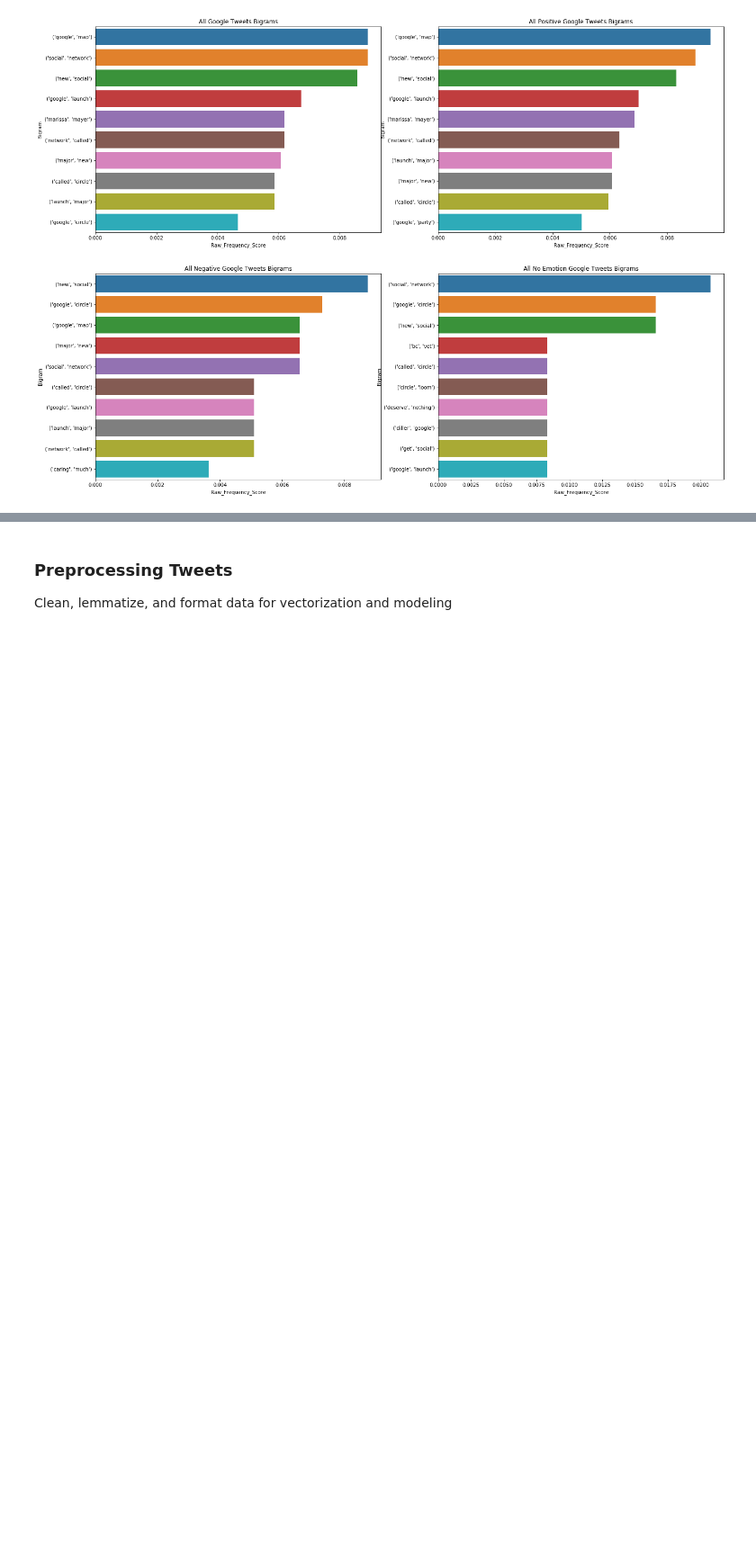
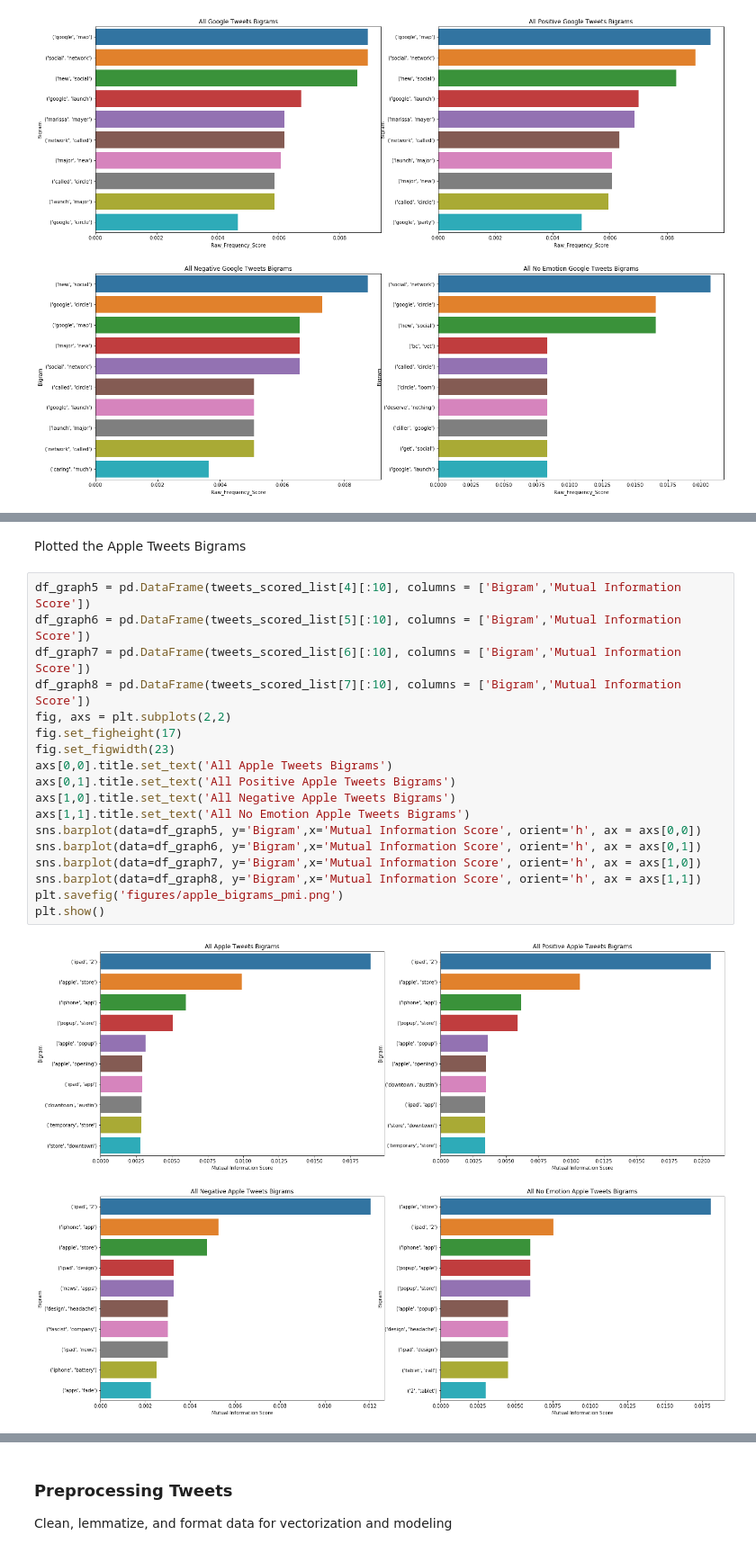
Before and after one commit to shsobieski/CustomerSentiment, a Jupyter notebook: NLP.ipynb, the cells around one changed output, grey strips where cells are left out. Shown at 90% size. Cells and saved outputs as stored; diff of their text form; blank space fills up the shorter version.

```diff
--- a/NLP.ipynb
+++ b/NLP.ipynb
@@ -476,0 +638,22 @@ plt.show()
+# %% [markdown]
+Plotted the Apple Tweets Bigrams
+# %%
+df_graph5 = pd.DataFrame(tweets_scored_list[4][:10], columns = ['Bigram','Mutual Information Score'])
+df_graph6 = pd.DataFrame(tweets_scored_list[5][:10], columns = ['Bigram','Mutual Information Score'])
+df_graph7 = pd.DataFrame(tweets_scored_list[6][:10], columns = ['Bigram','Mutual Information Score'])
+df_graph8 = pd.DataFrame(tweets_scored_list[7][:10], columns = ['Bigram','Mutual Information Score'])
+fig, axs = plt.subplots(2,2)
+fig.set_figheight(17)
+fig.set_figwidth(23)
+axs[0,0].title.set_text('All Apple Tweets Bigrams')
+axs[0,1].title.set_text('All Positive Apple Tweets Bigrams')
+axs[1,0].title.set_text('All Negative Apple Tweets Bigrams')
+axs[1,1].title.set_text('All No Emotion Apple Tweets Bigrams')
+sns.barplot(data=df_graph5, y='Bigram',x='Mutual Information Score', orient='h', ax = axs[0,0])
+sns.barplot(data=df_graph6, y='Bigram',x='Mutual Information Score', orient='h', ax = axs[0,1])
+sns.barplot(data=df_graph7, y='Bigram',x='Mutual Information Score', orient='h', ax = axs[1,0])
+sns.barplot(data=df_graph8, y='Bigram',x='Mutual Information Score', orient='h', ax = axs[1,1])
+plt.savefig('figures/apple_bigrams_pmi.png')
+plt.show()
+# %% [output]
+[figure, added]
```
Also changed, not shown: parts of 79 cells of this notebook, 6 other files.
